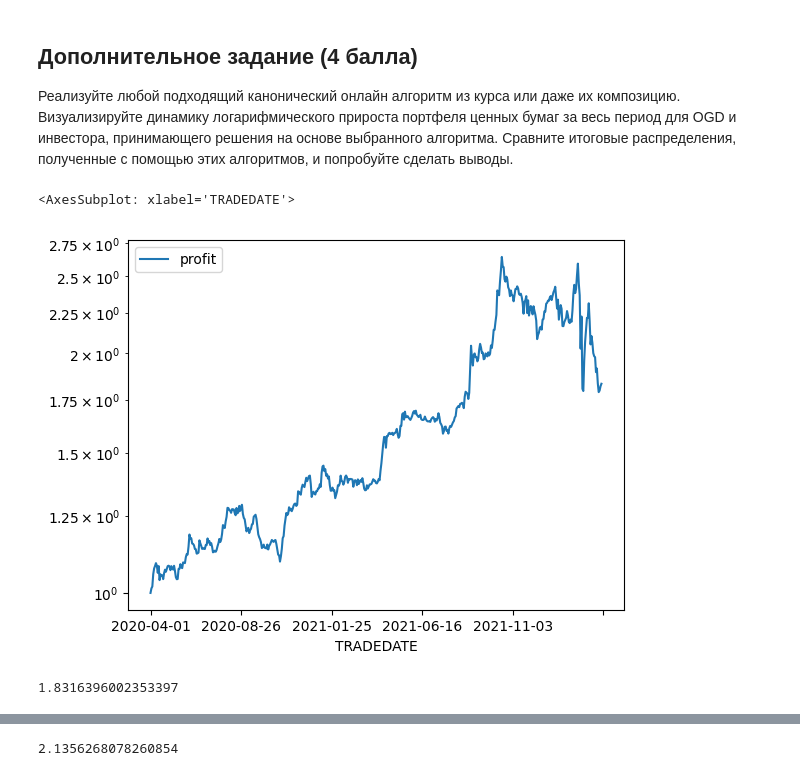
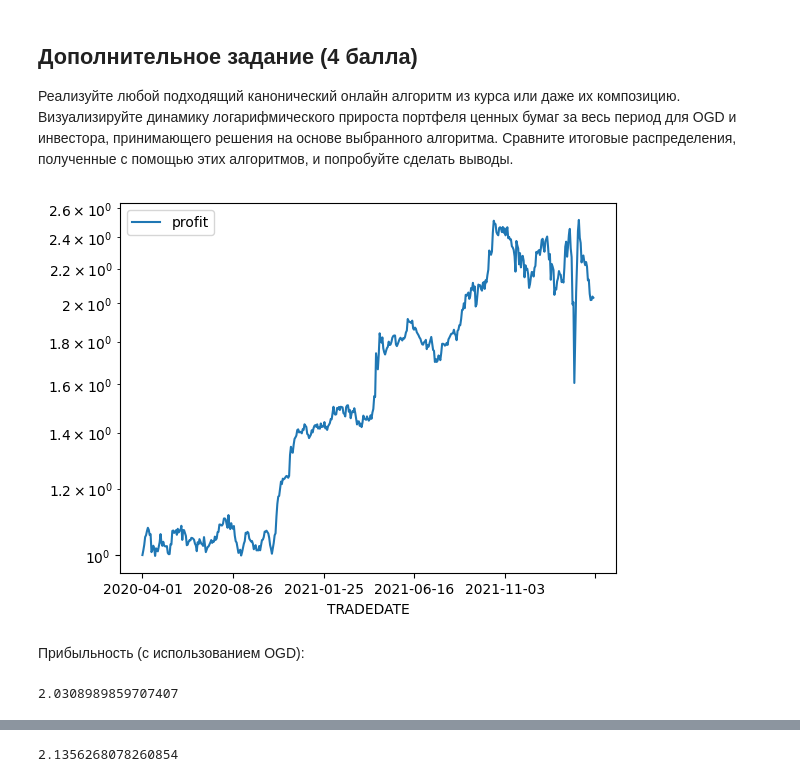
Before and after one commit to Alterise/Decision-Making-Theory, a Jupyter notebook: HW2/algo-fixed.ipynb, the cells around one changed output, grey strips where cells are left out. Cells and saved outputs as stored; diff of their text form; code cells hidden in the pictures.

```diff
--- a/HW2/algo-fixed.ipynb
+++ b/HW2/algo-fixed.ipynb
@@ -212,2 +207,2 @@ def descent(begin_state, df_r, grad_func, lr_scheduler=lambda i: 0.1):
 # %%
-vectors, naive_profit = descent(np.ones(r.shape[1]) * (1/r.shape[1]) , r, get_grad, lr_scheduler=lambda x: 0)
+begin_x = np.ones(r.shape[1]) * (1/r.shape[1])
@@ -264,26 +263,25 @@ profit_to_date['profit'][-1]
 def get_sgrad(r, x):
     rdot = np.dot(r, x)
     rand_value = random.randint(0, 5)
-    new_r = np.array([0 for i in range(6)])
+    new_r = np.zeros_like(x)
     new_r[rand_value] = r[rand_value]
     return -new_r / rdot
 # %%
-vectors, profit = descent(np.ones(r.shape[1]) * (1/r.shape[1]) , r, get_sgrad, lr_scheduler=lambda x: 0.5)
+vectors, profit = descent(begin_x, r, get_sgrad, lr_scheduler=lambda x: 0.5)
 # %%
 profit_to_date = pd.DataFrame(index=data_clear.index, columns=["profit"])
 profit_to_date['profit'] = profit
 # %%
 graph = profit_to_date.plot()
 graph.set_yscale('log')
-graph
 # %% [output]
-<AxesSubplot: xlabel='TRADEDATE'>
-[figure, old version]
+[figure, new version]
-# %%
-#final profit
-profit_to_date['profit'][-1]
-# %% [output]
-1.8316396002353397
+# %% [markdown]
+Прибыльность (с использованием OGD):
+# %%
+profit_to_date['profit'][-1]
+# %% [output]
+2.0308989859707407
 # %%
 profit_list = []
 for i in range(1000):
```
Also changed, not shown: parts of 21 cells of this notebook.
